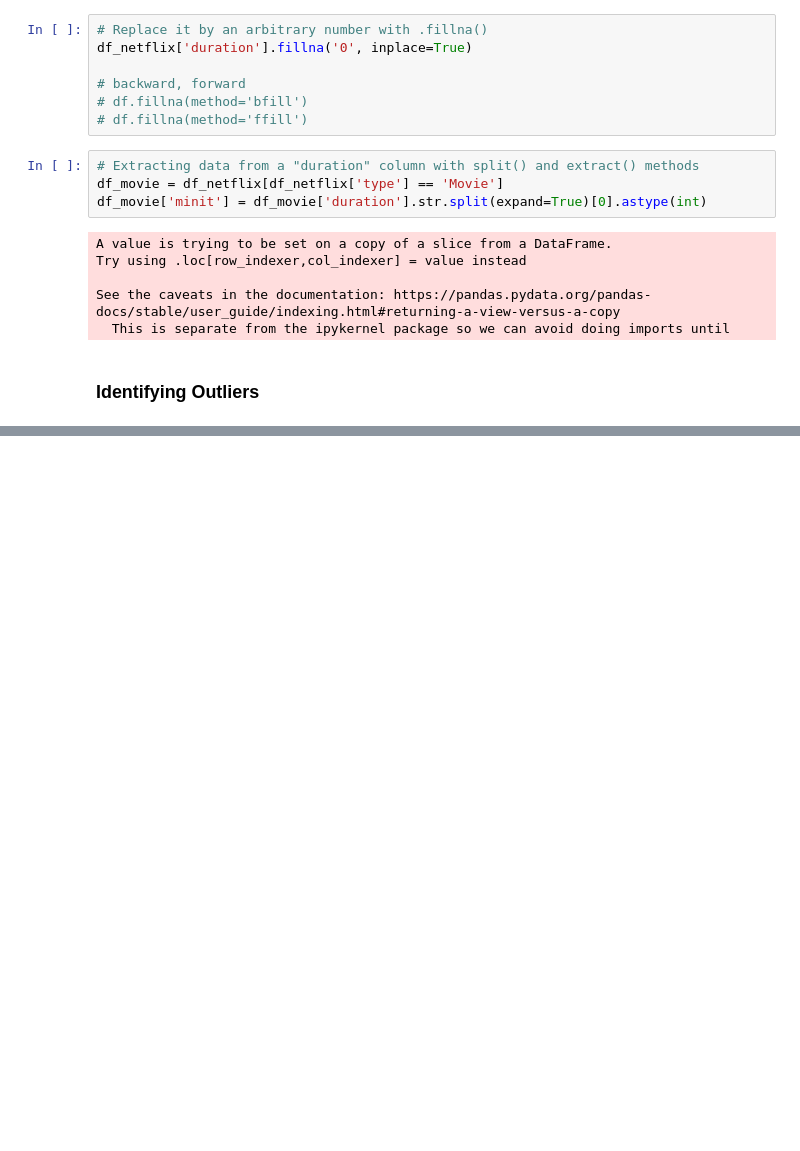
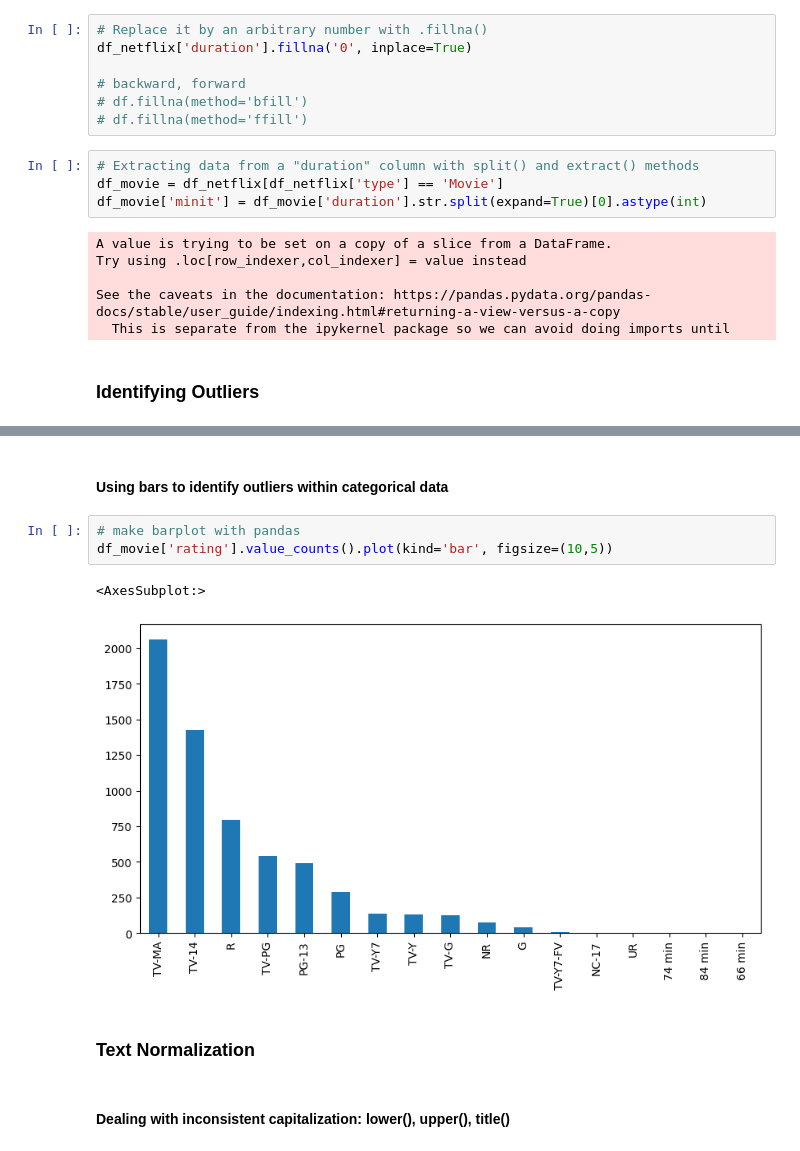
Before and after one commit to sanjula77/Data-Science, a Jupyter notebook: data_cleaning.ipynb, the cells around one changed output, grey strips where cells are left out. Drawn from its saved outputs; the diff is of its cells as text; blank space fills up the shorter version.

```diff
--- a/data_cleaning.ipynb
+++ b/data_cleaning.ipynb
@@ -147,0 +221,12 @@ See the caveats in the documentation: https://pandas.pydata.org/pandas-docs/stab
+# %% [markdown]
+#### Using bars to identify outliers within categorical data
+# %%
+# make barplot with pandas
+df_movie['rating'].value_counts().plot(kind='bar', figsize=(10,5))
+# %% [output]
+<AxesSubplot:>
+[figure, added]
+# %% [markdown]
+### Text Normalization
+# %% [markdown]
+#### Dealing with inconsistent capitalization: lower(), upper(), title()
```
Also changed, not shown: parts of 13 cells of this notebook.
